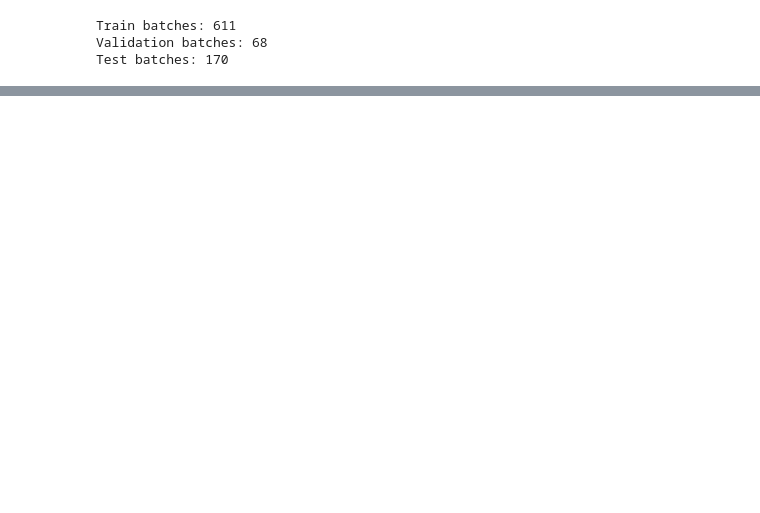
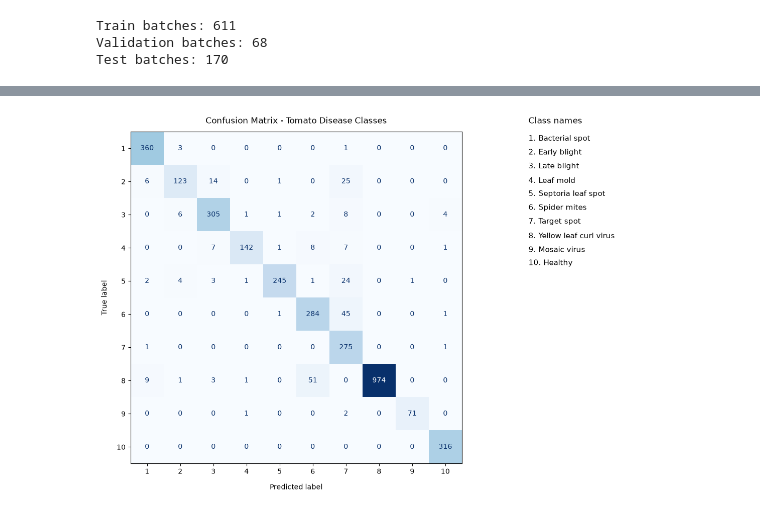
Before and after one commit to hoang3003/plant-disease-classification, a Jupyter notebook: notebooks/04_complex_cnn.ipynb, the cells around one changed output, grey strips where cells are left out. Cells and saved outputs as stored; diff of their text form; code cells hidden in the pictures; blank space fills up the shorter version.

```diff
--- a/notebooks/04_complex_cnn.ipynb
+++ b/notebooks/04_complex_cnn.ipynb
@@ -501,0 +556,93 @@ print(f"F1-score  : {f1_score:.4f}")
+# %%
+# Lấy 10 lớp có tên bắt đầu bằng Tomato___.
+tomato_classes = [
+    name for name in class_names
+    if name.startswith("Tomato___")
+]
+
+if len(tomato_classes) != 10:
+    raise ValueError(
+        f"Cần 10 lớp Tomato nhưng tìm thấy {len(tomato_classes)}."
+    )
+
+tomato_ids = [class_names.index(name) for name in tomato_classes]
+
+# Tên ngắn giúp nhãn không bị chồng hoặc cắt khỏi biểu đồ.
+short_names = {
+    "Bacterial_spot": "Bacterial\nspot",
+    "Early_blight": "Early\nblight",
+    "Late_blight": "Late\nblight",
+    "Leaf_Mold": "Leaf\nmold",
+    "Septoria_leaf_spot": "Septoria\nleaf spot",
+    "Spider_mites Two-spotted_spider_mite": "Spider\nmites",
+    "Target_Spot": "Target\nspot",
+    "Tomato_Yellow_Leaf_Curl_Virus": "Yellow leaf\ncurl virus",
+    "Tomato_mosaic_virus": "Mosaic\nvirus",
+    "healthy": "Healthy",
+}
+tomato_names = [
+    short_names[name.replace("Tomato___", "")]
+    for name in tomato_classes
+]
+
+labels_array = np.array(all_labels)
+predictions_array = np.array(all_predictions)
+
+# Chỉ lấy các ảnh có nhãn thật thuộc nhóm Tomato.
+tomato_mask = np.isin(labels_array, tomato_ids)
+tomato_true = labels_array[tomato_mask]
+tomato_pred = predictions_array[tomato_mask]
+
+if len(tomato_true) == 0:
+    raise ValueError("Tập test không có ảnh Tomato.")
+
+tomato_matrix = confusion_matrix(
+    tomato_true,
+    tomato_pred,
+    labels=tomato_ids,
+)
+
+# Dùng số 1-10 trên hai trục để tên lớp không bao giờ bị chồng nhau.
+class_numbers = [str(number) for number in range(1, 11)]
+
+fig, (ax, note_ax) = plt.subplots(
+    1,
+    2,
+    figsize=(14, 8),
+    gridspec_kw={"width_ratios": [3.2, 1.3]},
+)
+ConfusionMatrixDisplay(
+    confusion_matrix=tomato_matrix,
+    display_labels=class_numbers,
+).plot(
+    cmap="Blues",
+    values_format="d",
+    xticks_rotation=0,
+    ax=ax,
+    colorbar=False,
+)
+ax.set_title("Confusion Matrix - Tomato Disease Classes", pad=12)
+ax.set_xlabel("Predicted label", labelpad=12)
+ax.set_ylabel("True label", labelpad=12)
+ax.tick_params(axis="both", labelsize=10)
+
+# Ghi chú tên của từng lớp ở bên phải biểu đồ.
+note_ax.axis("off")
+note_ax.set_title("Class names", loc="left", pad=12)
+class_note = "\n".join(
+    f"{number}. {name.replace(chr(10), ' ')}"
+    for number, name in zip(class_numbers, tomato_names)
+)
+note_ax.text(0, 1, class_note, va="top", fontsize=11, linespacing=1.8)
+
+fig.tight_layout(pad=2)
+plt.show()
+
+outside_count = (~np.isin(tomato_pred, tomato_ids)).sum()
+tomato_accuracy = (tomato_true == tomato_pred).mean()
+
+print("Số ảnh Tomato:", len(tomato_true))
+print(f"Accuracy nhóm Tomato: {tomato_accuracy:.2%}")
+print("Dự đoán sang nhóm cây khác:", outside_count)
+# %% [output]
+[figure, added]
```
Also changed, not shown: parts of 26 cells of this notebook, 1 other file.
